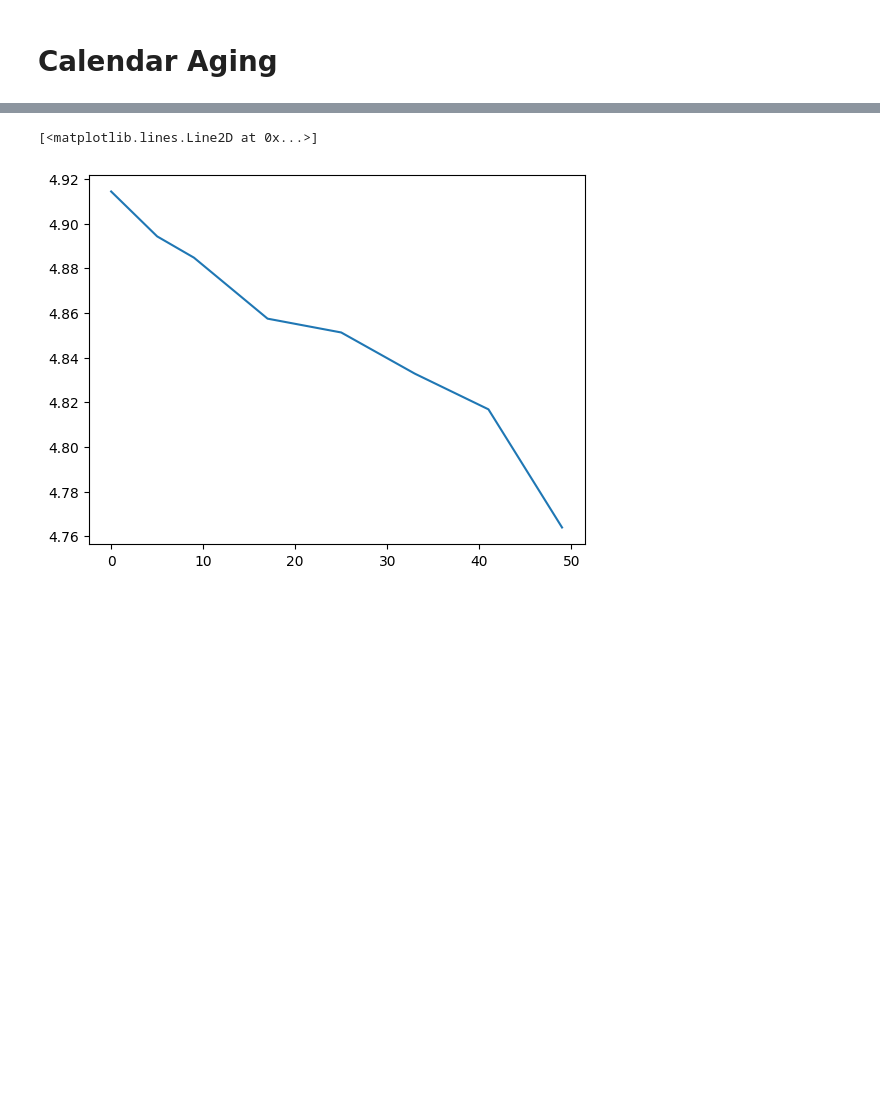
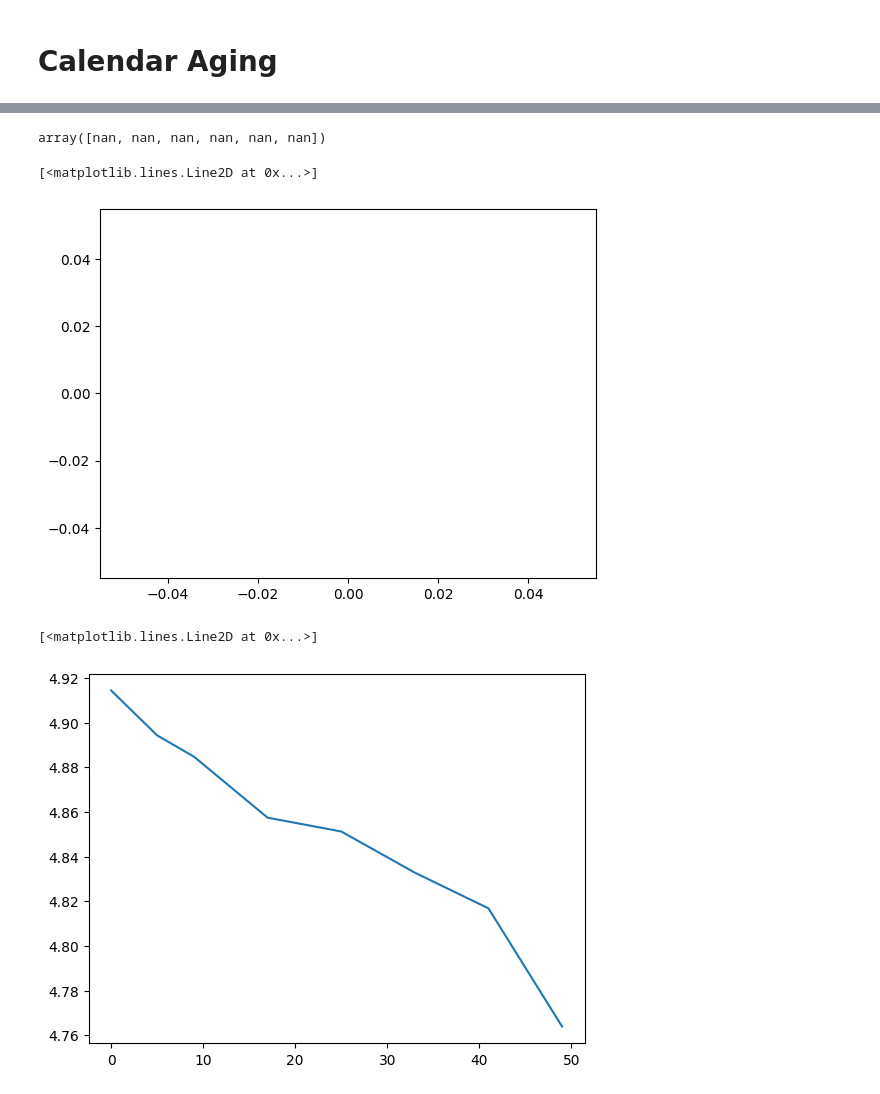
Before and after one commit to seanjennings960/study-hard, a Jupyter notebook: power-systems-ops/notebooks/battery_degradation.ipynb, the cells around one changed output, grey strips where cells are left out. Saved outputs shown, nothing was run; the diff lists cells and outputs as text; code cells hidden in the pictures; blank space fills up the shorter version.

```diff
--- a/power-systems-ops/notebooks/battery_degradation.ipynb
+++ b/power-systems-ops/notebooks/battery_degradation.ipynb
@@ -57,3 +111,12 @@ NameError: name 'capacity_vs_time' is not defined
+# %%
+cap[:, 1]
+# %% [output]
+array([nan, nan, nan, nan, nan, nan])
+# %%
+plt.plot(cap[:, 1])
+# %% [output]
+[<matplotlib.lines.Line2D at 0x...>]
+[figure, added]
 # %%
 plt.plot(t, cap)
 # %% [output]
```
Also changed, not shown: parts of 29 cells of this notebook, 2 other files.
